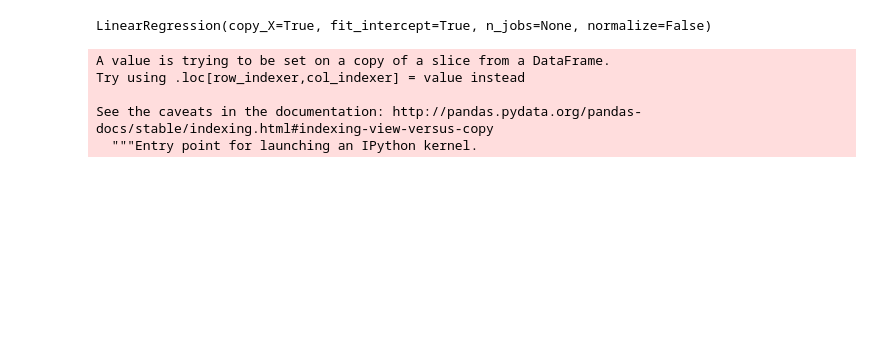
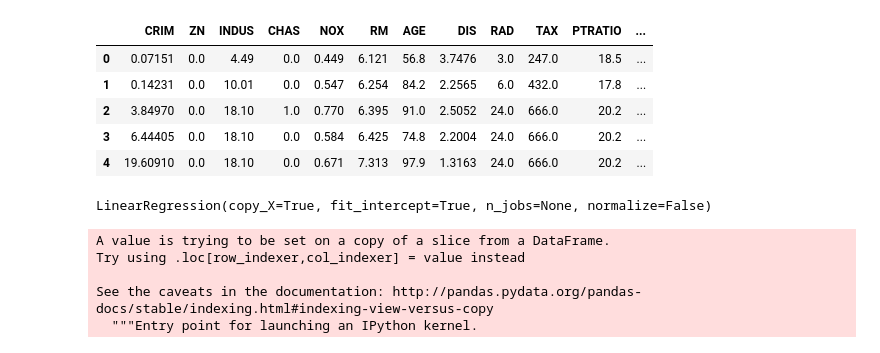
Before and after one commit to Thomas-wangsa/regression_model, a Jupyter notebook: Linear_Regresion.ipynb, the cells around one changed output. Saved outputs shown, nothing was run; the diff lists cells and outputs as text; code cells hidden in the pictures; blank space fills up the shorter version.

```diff
--- a/Linear_Regresion.ipynb
+++ b/Linear_Regresion.ipynb
@@ -11,6 +11,15 @@ from math import sqrt
 # %%
 train_raw = pd.read_csv("train_raw.csv")
 test_raw = pd.read_csv("test_raw.csv")
+# %%
+train_raw.head()
+# %% [output]
+|  | CRIM | ZN | INDUS | CHAS | NOX | RM | AGE | DIS | RAD | TAX | PTRATIO | ... |
+| 0 | 0.07151 | 0.0 | 4.49 | 0.0 | 0.449 | 6.121 | 56.8 | 3.7476 | 3.0 | 247.0 | 18.5 | ... |
+| 1 | 0.14231 | 0.0 | 10.01 | 0.0 | 0.547 | 6.254 | 84.2 | 2.2565 | 6.0 | 432.0 | 17.8 | ... |
+| 2 | 3.84970 | 0.0 | 18.10 | 1.0 | 0.770 | 6.395 | 91.0 | 2.5052 | 24.0 | 666.0 | 20.2 | ... |
+| 3 | 6.44405 | 0.0 | 18.10 | 0.0 | 0.584 | 6.425 | 74.8 | 2.2004 | 24.0 | 666.0 | 20.2 | ... |
+| 4 | 19.60910 | 0.0 | 18.10 | 0.0 | 0.671 | 7.313 | 97.9 | 1.3163 | 24.0 | 666.0 | 20.2 | ... |
 # %%
 X_train = train_raw.loc[:, train_raw.columns != 'target']
 Y_train = train_raw.loc[:, train_raw.columns == 'target']
```
Also changed, not shown: parts of 2 cells of this notebook, 2 other files.
